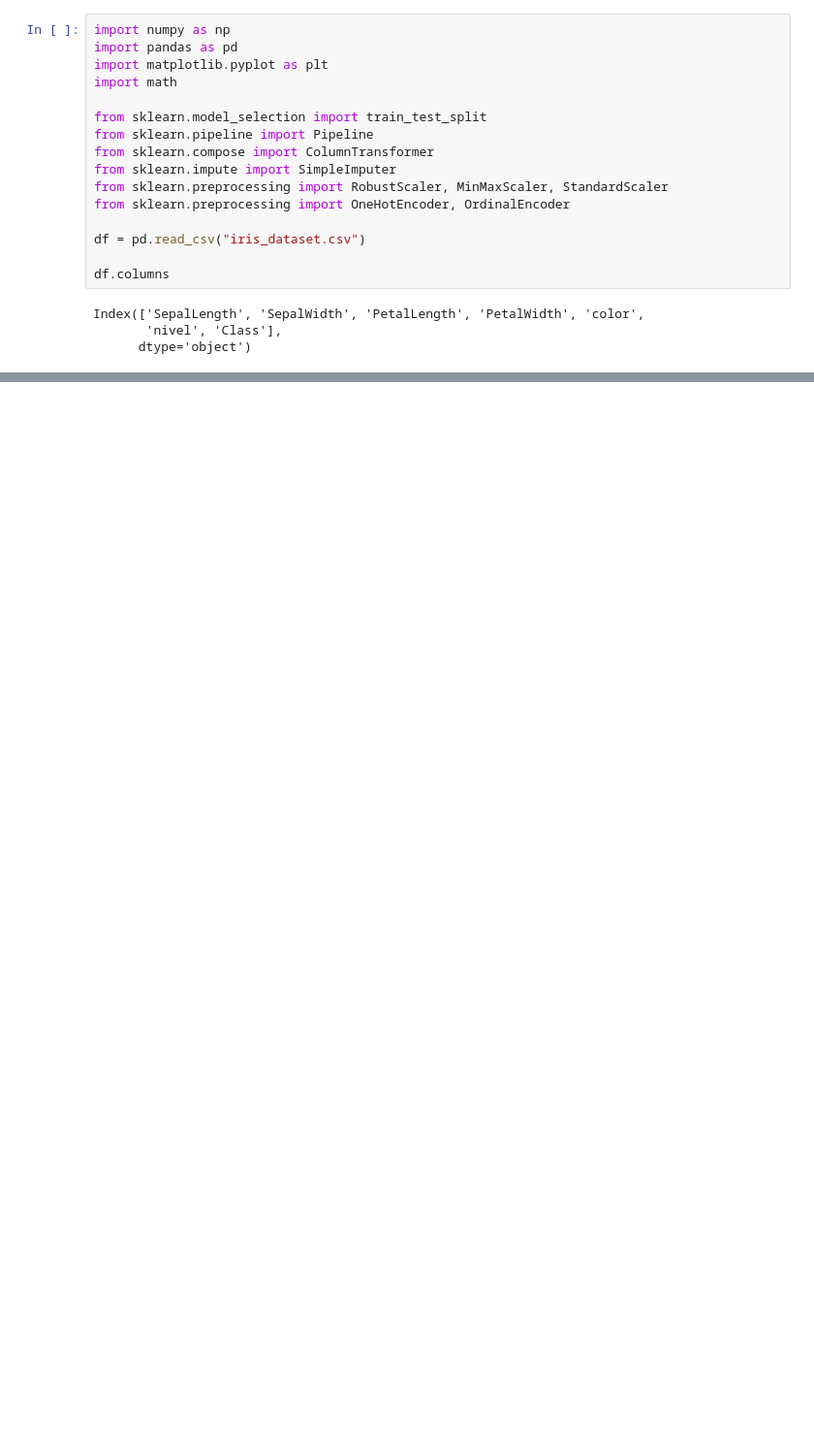
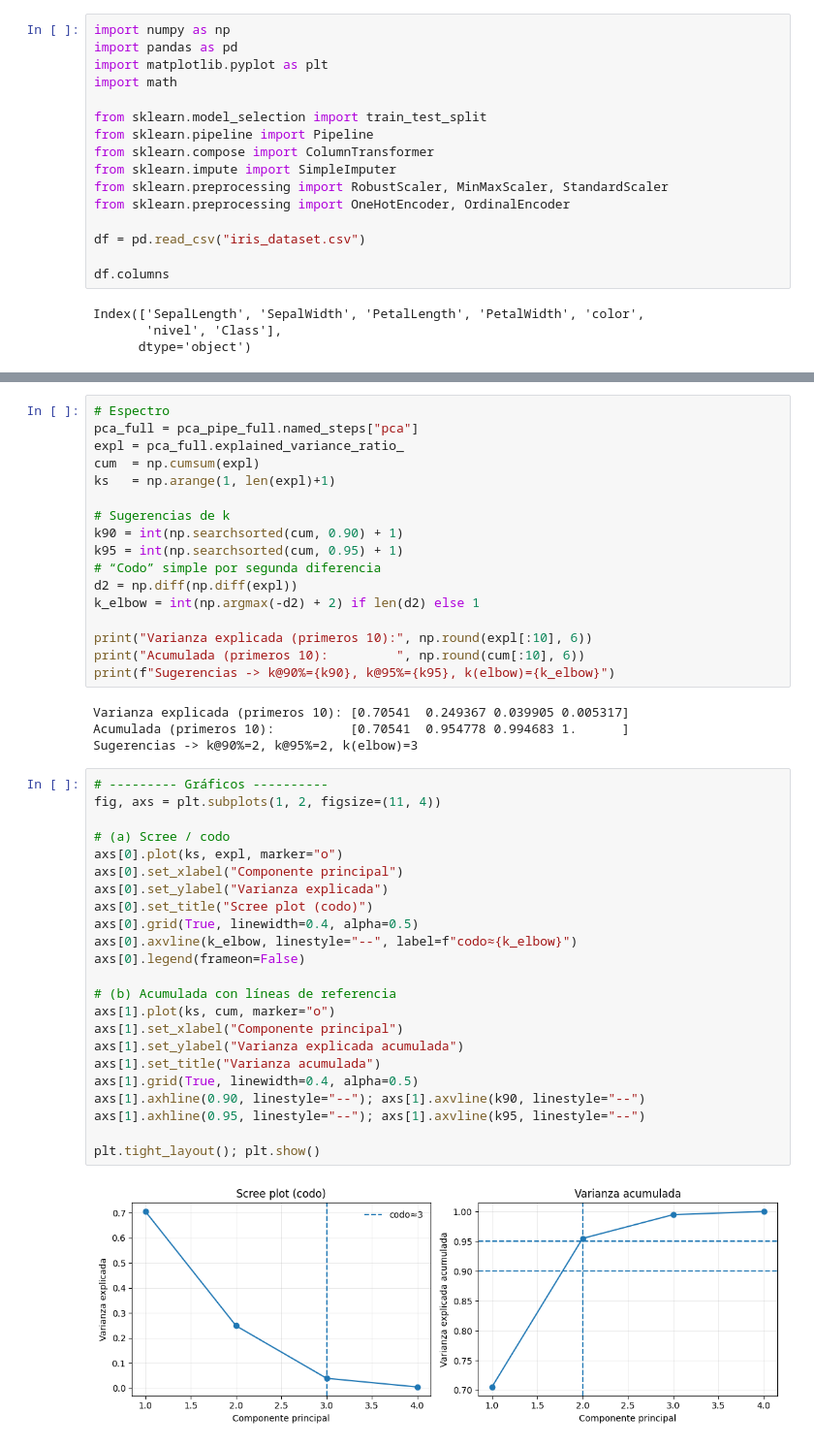
Before and after one commit to Angel751658/Preprocesamiento_PCA, a Jupyter notebook: Preprocesamiento_PCA.ipynb, the cells around one changed output, grey strips where cells are left out. Shown at 97% size. Saved outputs shown, nothing was run; the diff lists cells and outputs as text; blank space fills up the shorter version.

```diff
--- a/Preprocesamiento_PCA.ipynb
+++ b/Preprocesamiento_PCA.ipynb
@@ -50,0 +381,46 @@ memory usage: 7.8+ KB
+# %%
+# Espectro
+pca_full = pca_pipe_full.named_steps["pca"]
+expl = pca_full.explained_variance_ratio_
+cum  = np.cumsum(expl)
+ks   = np.arange(1, len(expl)+1)
+
+# Sugerencias de k
+k90 = int(np.searchsorted(cum, 0.90) + 1)
+k95 = int(np.searchsorted(cum, 0.95) + 1)
+# “Codo” simple por segunda diferencia
+d2 = np.diff(np.diff(expl))
+k_elbow = int(np.argmax(-d2) + 2) if len(d2) else 1
+
+print("Varianza explicada (primeros 10):", np.round(expl[:10], 6))
+print("Acumulada (primeros 10):         ", np.round(cum[:10], 6))
+print(f"Sugerencias -> k@90%={k90}, k@95%={k95}, k(elbow)={k_elbow}")
+# %% [output]
+Varianza explicada (primeros 10): [0.70541  0.249367 0.039905 0.005317]
+Acumulada (primeros 10):          [0.70541  0.954778 0.994683 1.      ]
+Sugerencias -> k@90%=2, k@95%=2, k(elbow)=3
+# %%
+# --------- Gráficos ----------
+fig, axs = plt.subplots(1, 2, figsize=(11, 4))
+
+# (a) Scree / codo
+axs[0].plot(ks, expl, marker="o")
+axs[0].set_xlabel("Componente principal")
+axs[0].set_ylabel("Varianza explicada")
+axs[0].set_title("Scree plot (codo)")
+axs[0].grid(True, linewidth=0.4, alpha=0.5)
+axs[0].axvline(k_elbow, linestyle="--", label=f"codo≈{k_elbow}")
+axs[0].legend(frameon=False)
+
+# (b) Acumulada con líneas de referencia
+axs[1].plot(ks, cum, marker="o")
+axs[1].set_xlabel("Componente principal")
+axs[1].set_ylabel("Varianza explicada acumulada")
+axs[1].set_title("Varianza acumulada")
+axs[1].grid(True, linewidth=0.4, alpha=0.5)
+axs[1].axhline(0.90, linestyle="--"); axs[1].axvline(k90, linestyle="--")
+axs[1].axhline(0.95, linestyle="--"); axs[1].axvline(k95, linestyle="--")
+
+plt.tight_layout(); plt.show()
+# %% [output]
+[figure, added]
```
Also changed, not shown: parts of 16 cells of this notebook.
